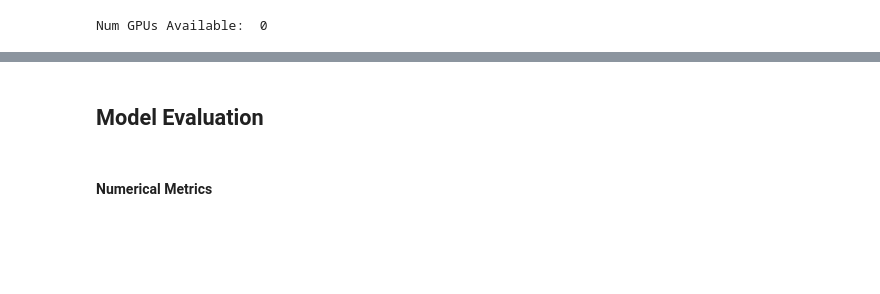
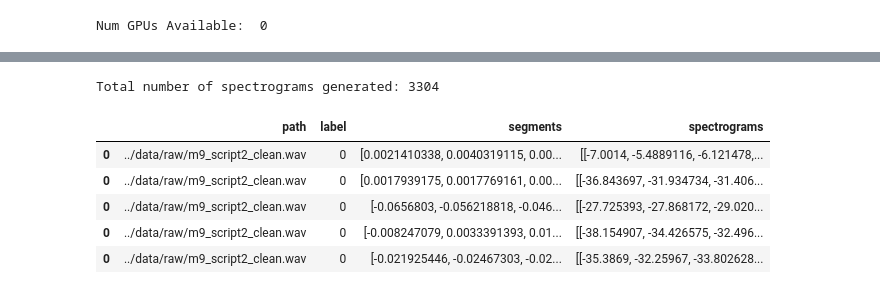
Before and after one commit to mvishiu11/iml-voice-recognition, a Jupyter notebook: notebooks/milestone_1.ipynb, the cells around one changed output, grey strips where cells are left out. Cells and saved outputs as stored; diff of their text form; code cells hidden in the pictures; blank space fills up the shorter version.

Commit message:
feat: train model on shorter segments

```diff
--- a/notebooks/milestone_1.ipynb
+++ b/notebooks/milestone_1.ipynb
@@ -62,19 +57,19 @@ Num GPUs Available:  0
 # %%
-metadata = {}
+# Load audio data paths and metadata
+metadata = []
 data_dir = os.path.join("..", "data", "raw")
-metadata['data_dir'] = data_dir
-metadata['path'] = []
-metadata['label'] = []
 class_1_speakers = ['f1', 'f7', 'f8', 'm3', 'm6', 'm8']
+
 for root, dirs, files in os.walk(data_dir):
     for file in files:
         if file.endswith(".wav"):
-            metadata['path'].append(file)
             speaker_id = file.split('_')[0]
             label = 1 if speaker_id in class_1_speakers else 0
-            metadata['label'].append(label)
+            metadata.append({
+                'path': os.path.join(root, file),
+                'label': label
+            })
 
-
-audios = [ wavfile.read(path.join("..", "data", "raw", audio_path)) for audio_path in metadata['path'] ]
-metadata['rate'] = [ sample_rate for sample_rate, _ in audios ]
-metadata['signal'] = [ wave for _, wave in audios ]
+metadata_df = pd.DataFrame(metadata)
+metadata_df.head()
+len(metadata)
@@ -371,4 +78,43 @@ ConvolutionalNeuralNetwork(n_classes=2)
-# %% [markdown]
-## Model Evaluation
-# %% [markdown]
-#### Numerical Metrics
+# %%
+def load_and_split_audio(file_path, target_sr=16000, segment_length=5):
+    # Load audio
+    audio, sr = librosa.load(file_path, sr=target_sr)
+    total_length = len(audio) / sr
+    segments = []
+
+    # Split audio into segments of length 'segment_length'
+    for start in np.arange(0, total_length, segment_length):
+        end = start + segment_length
+        segment = audio[int(start*sr):int(end*sr)]
+        # Pad if the segment is shorter
+        if len(segment) < segment_length * sr:
+            segment = np.pad(segment, (0, int(segment_length * sr) - len(segment)), mode='constant')
+        segments.append(segment)
+    return segments
+
+def generate_spectrograms(segments, sr=16000):
+    spectrograms = []
+    for segment in segments:
+        # Generate Mel Spectrogram
+        S = librosa.feature.melspectrogram(y=segment, sr=sr, n_fft=2048, hop_length=512, n_mels=128)
+        S_DB = librosa.power_to_db(S, ref=np.max)
+        spectrograms.append(S_DB)
+    return spectrograms
+
+# Apply load and split
+metadata_df['segments'] = [load_and_split_audio(x) for x in tqdm(metadata_df['path'], desc="Loading and Splitting Audio Files")]
+metadata_df = metadata_df.explode('segments')
+
+# Generate spectrograms
+metadata_df['spectrograms'] = [generate_spectrograms([x])[0] for x in tqdm(metadata_df['segments'], desc="Generating Spectrograms")]
+
+print(f"Total number of spectrograms generated: {len(metadata_df)}")
+metadata_df.head()
+# %% [output]
+Total number of spectrograms generated: 3304
+|  | path | label | segments | spectrograms |
+| 0 | ../data/raw/m9_script2_clean.wav | 0 | [0.0021410338, 0.0040319115, 0.00... | [[-7.0014, -5.4889116, -6.121478,... |
+| 0 | ../data/raw/m9_script2_clean.wav | 0 | [0.0017939175, 0.0017769161, 0.00... | [[-36.843697, -31.934734, -31.406... |
+| 0 | ../data/raw/m9_script2_clean.wav | 0 | [-0.0656803, -0.056218818, -0.046... | [[-27.725393, -27.868172, -29.020... |
+| 0 | ../data/raw/m9_script2_clean.wav | 0 | [-0.008247079, 0.0033391393, 0.01... | [[-38.154907, -34.426575, -32.496... |
+| 0 | ../data/raw/m9_script2_clean.wav | 0 | [-0.021925446, -0.02467303, -0.02... | [[-35.3869, -32.25967, -33.802628... |
```
Also changed, not shown: parts of 24 cells of this notebook, 6 other files.
